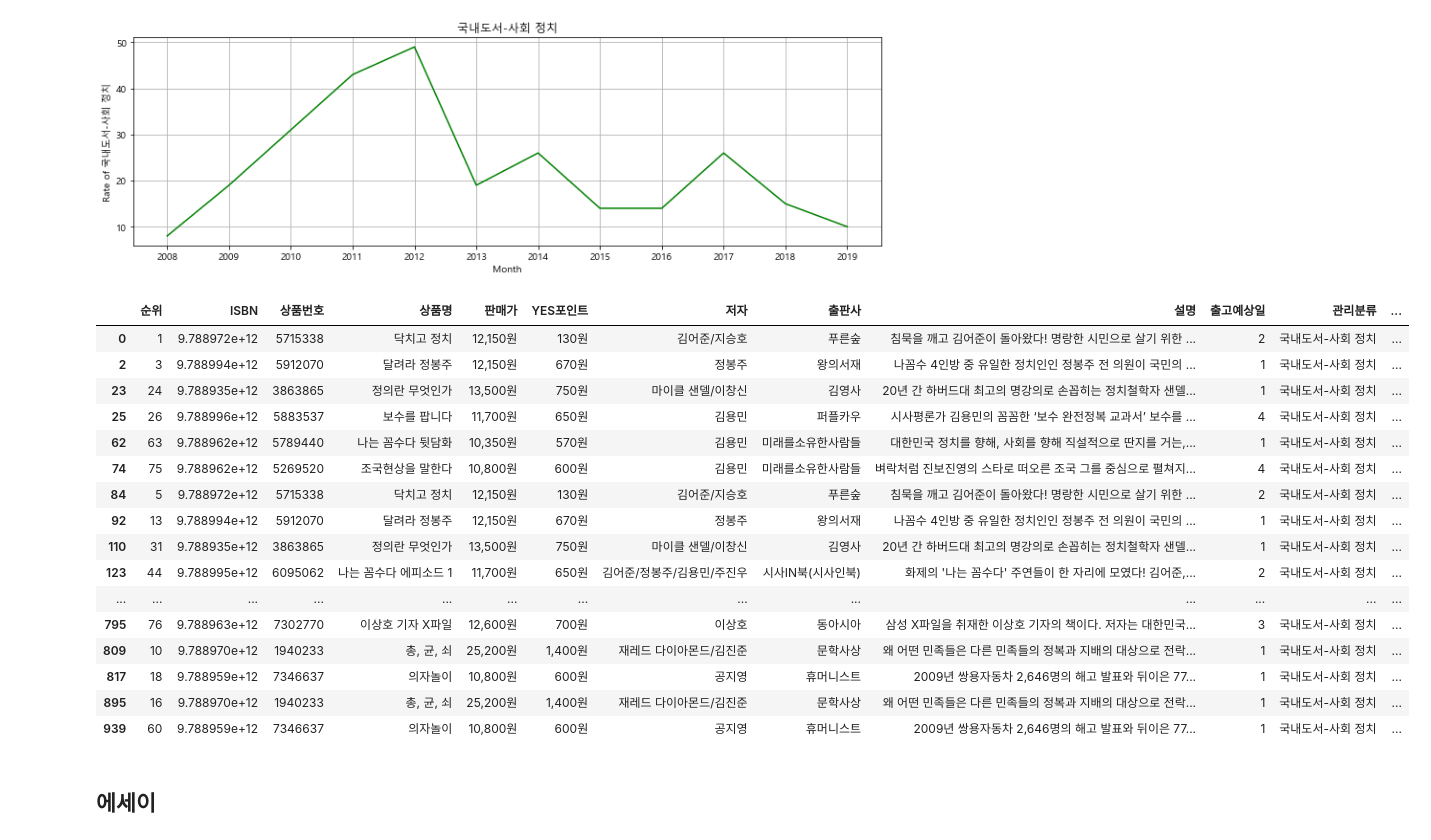
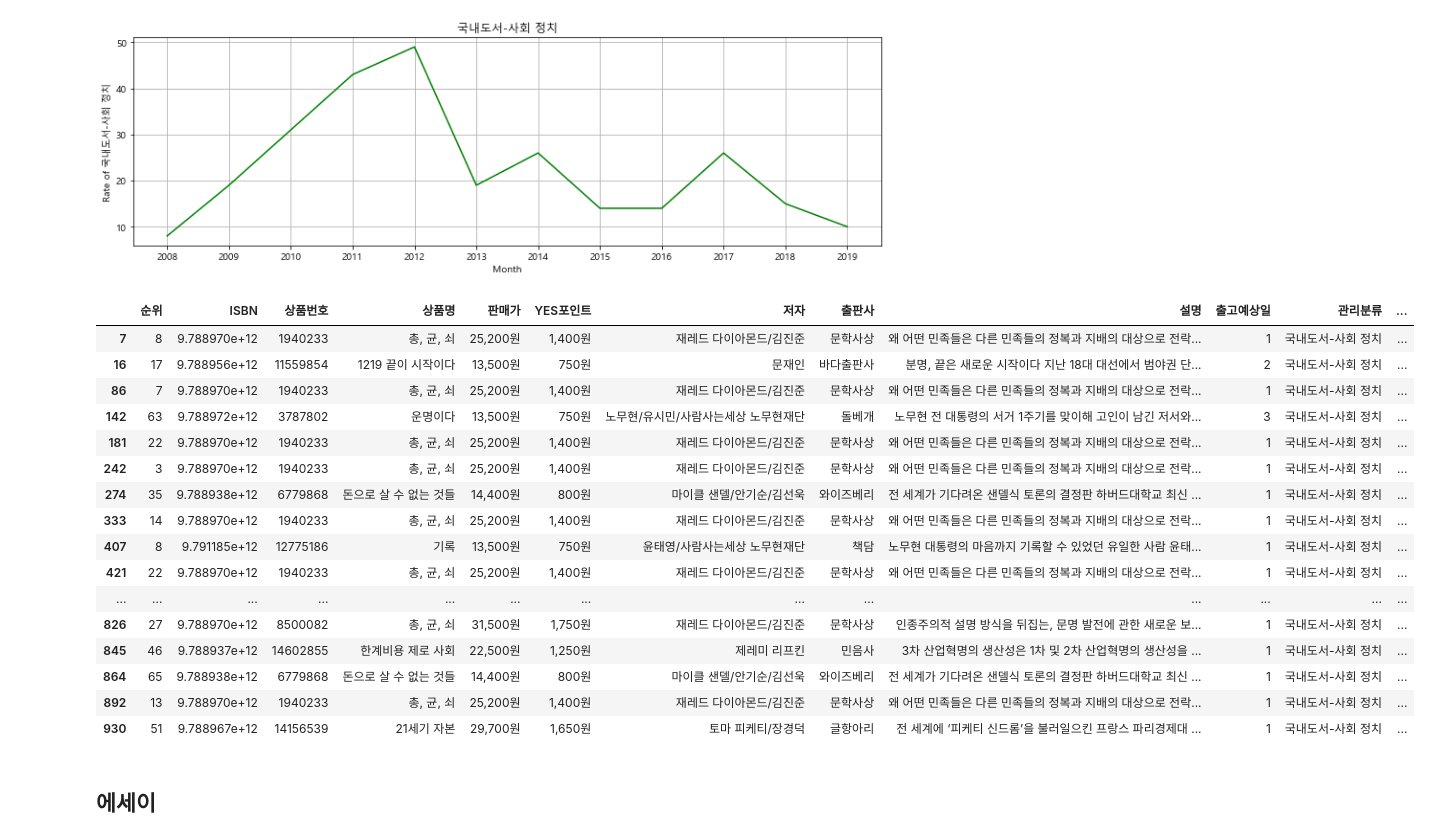
Before and after one commit to twg12/Bestseller-Analysis, a Jupyter notebook: Yes24 Bestseller/Total.ipynb, the cells around one changed output. Saved outputs shown, nothing was run; the diff lists cells and outputs as text; code cells hidden in the pictures.

```diff
--- a/Yes24 Bestseller/Total.ipynb
+++ b/Yes24 Bestseller/Total.ipynb
@@ -1066,25 +1072,25 @@ plt.show()
 # %% [output]
 [figure]
 # %%
-Yes24_2012[Yes24_2012['관리분류'] == '국내도서-사회 정치']
+Yes24_2014[Yes24_2014['관리분류'] == '국내도서-사회 정치']
 # %% [output]
 |  | 순위 | ISBN | 상품번호 | 상품명 | 판매가 | YES포인트 | 저자 | 출판사 | 설명 | 출고예상일 | 관리분류 | ... |
-| 0 | 1 | 9.788972e+12 | 5715338 | 닥치고 정치 | 12,150원 | 130원 | 김어준/지승호 | 푸른숲 | 침묵을 깨고 김어준이 돌아왔다! 명랑한 시민으로 살기 위한 ... | 2 | 국내도서-사회 정치 | ... |
-| 2 | 3 | 9.788994e+12 | 5912070 | 달려라 정봉주 | 12,150원 | 670원 | 정봉주 | 왕의서재 | 나꼼수 4인방 중 유일한 정치인인 정봉주 전 의원이 국민의 ... | 1 | 국내도서-사회 정치 | ... |
-| 23 | 24 | 9.788935e+12 | 3863865 | 정의란 무엇인가 | 13,500원 | 750원 | 마이클 샌델/이창신 | 김영사 | 20년 간 하버드대 최고의 명강의로 손꼽히는 정치철학자 샌델... | 1 | 국내도서-사회 정치 | ... |
-| 25 | 26 | 9.788996e+12 | 5883537 | 보수를 팝니다 | 11,700원 | 650원 | 김용민 | 퍼플카우 | 시사평론가 김용민의 꼼꼼한 ‘보수 완전정복 교과서’ 보수를 ... | 4 | 국내도서-사회 정치 | ... |
-| 62 | 63 | 9.788962e+12 | 5789440 | 나는 꼼수다 뒷담화 | 10,350원 | 570원 | 김용민 | 미래를소유한사람들 | 대한민국 정치를 향해, 사회를 향해 직설적으로 딴지를 거는,... | 1 | 국내도서-사회 정치 | ... |
-| 74 | 75 | 9.788962e+12 | 5269520 | 조국현상을 말한다 | 10,800원 | 600원 | 김용민 | 미래를소유한사람들 | 벼락처럼 진보진영의 스타로 떠오른 조국 그를 중심으로 펼쳐지... | 4 | 국내도서-사회 정치 | ... |
-| 84 | 5 | 9.788972e+12 | 5715338 | 닥치고 정치 | 12,150원 | 130원 | 김어준/지승호 | 푸른숲 | 침묵을 깨고 김어준이 돌아왔다! 명랑한 시민으로 살기 위한 ... | 2 | 국내도서-사회 정치 | ... |
-| 92 | 13 | 9.788994e+12 | 5912070 | 달려라 정봉주 | 12,150원 | 670원 | 정봉주 | 왕의서재 | 나꼼수 4인방 중 유일한 정치인인 정봉주 전 의원이 국민의 ... | 1 | 국내도서-사회 정치 | ... |
-| 110 | 31 | 9.788935e+12 | 3863865 | 정의란 무엇인가 | 13,500원 | 750원 | 마이클 샌델/이창신 | 김영사 | 20년 간 하버드대 최고의 명강의로 손꼽히는 정치철학자 샌델... | 1 | 국내도서-사회 정치 | ... |
-| 123 | 44 | 9.788995e+12 | 6095062 | 나는 꼼수다 에피소드 1 | 11,700원 | 650원 | 김어준/정봉주/김용민/주진우 | 시사IN북(시사인북) | 화제의 '나는 꼼수다' 주연들이 한 자리에 모였다! 김어준,... | 2 | 국내도서-사회 정치 | ... |
+| 7 | 8 | 9.788970e+12 | 1940233 | 총, 균, 쇠 | 25,200원 | 1,400원 | 재레드 다이아몬드/김진준 | 문학사상 | 왜 어떤 민족들은 다른 민족들의 정복과 지배의 대상으로 전락... | 1 | 국내도서-사회 정치 | ... |
+| 16 | 17 | 9.788956e+12 | 11559854 | 1219 끝이 시작이다 | 13,500원 | 750원 | 문재인 | 바다출판사 | 분명, 끝은 새로운 시작이다 지난 18대 대선에서 범야권 단... | 2 | 국내도서-사회 정치 | ... |
+| 86 | 7 | 9.788970e+12 | 1940233 | 총, 균, 쇠 | 25,200원 | 1,400원 | 재레드 다이아몬드/김진준 | 문학사상 | 왜 어떤 민족들은 다른 민족들의 정복과 지배의 대상으로 전락... | 1 | 국내도서-사회 정치 | ... |
+| 142 | 63 | 9.788972e+12 | 3787802 | 운명이다 | 13,500원 | 750원 | 노무현/유시민/사람사는세상 노무현재단 | 돌베개 | 노무현 전 대통령의 서거 1주기를 맞이해 고인이 남긴 저서와... | 3 | 국내도서-사회 정치 | ... |
+| 181 | 22 | 9.788970e+12 | 1940233 | 총, 균, 쇠 | 25,200원 | 1,400원 | 재레드 다이아몬드/김진준 | 문학사상 | 왜 어떤 민족들은 다른 민족들의 정복과 지배의 대상으로 전락... | 1 | 국내도서-사회 정치 | ... |
+| 242 | 3 | 9.788970e+12 | 1940233 | 총, 균, 쇠 | 25,200원 | 1,400원 | 재레드 다이아몬드/김진준 | 문학사상 | 왜 어떤 민족들은 다른 민족들의 정복과 지배의 대상으로 전락... | 1 | 국내도서-사회 정치 | ... |
+| 274 | 35 | 9.788938e+12 | 6779868 | 돈으로 살 수 없는 것들 | 14,400원 | 800원 | 마이클 샌델/안기순/김선욱 | 와이즈베리 | 전 세계가 기다려온 샌델식 토론의 결정판 하버드대학교 최신 ... | 1 | 국내도서-사회 정치 | ... |
+| 333 | 14 | 9.788970e+12 | 1940233 | 총, 균, 쇠 | 25,200원 | 1,400원 | 재레드 다이아몬드/김진준 | 문학사상 | 왜 어떤 민족들은 다른 민족들의 정복과 지배의 대상으로 전락... | 1 | 국내도서-사회 정치 | ... |
+| 407 | 8 | 9.791185e+12 | 12775186 | 기록 | 13,500원 | 750원 | 윤태영/사람사는세상 노무현재단 | 책담 | 노무현 대통령의 마음까지 기록할 수 있었던 유일한 사람 윤태... | 1 | 국내도서-사회 정치 | ... |
+| 421 | 22 | 9.788970e+12 | 1940233 | 총, 균, 쇠 | 25,200원 | 1,400원 | 재레드 다이아몬드/김진준 | 문학사상 | 왜 어떤 민족들은 다른 민족들의 정복과 지배의 대상으로 전락... | 1 | 국내도서-사회 정치 | ... |
 | ... | ... | ... | ... | ... | ... | ... | ... | ... | ... | ... | ... | ... |
-| 795 | 76 | 9.788963e+12 | 7302770 | 이상호 기자 X파일 | 12,600원 | 700원 | 이상호 | 동아시아 | 삼성 X파일을 취재한 이상호 기자의 책이다. 저자는 대한민국... | 3 | 국내도서-사회 정치 | ... |
-| 809 | 10 | 9.788970e+12 | 1940233 | 총, 균, 쇠 | 25,200원 | 1,400원 | 재레드 다이아몬드/김진준 | 문학사상 | 왜 어떤 민족들은 다른 민족들의 정복과 지배의 대상으로 전락... | 1 | 국내도서-사회 정치 | ... |
-| 817 | 18 | 9.788959e+12 | 7346637 | 의자놀이 | 10,800원 | 600원 | 공지영 | 휴머니스트 | 2009년 쌍용자동차 2,646명의 해고 발표와 뒤이은 77... | 1 | 국내도서-사회 정치 | ... |
-| 895 | 16 | 9.788970e+12 | 1940233 | 총, 균, 쇠 | 25,200원 | 1,400원 | 재레드 다이아몬드/김진준 | 문학사상 | 왜 어떤 민족들은 다른 민족들의 정복과 지배의 대상으로 전락... | 1 | 국내도서-사회 정치 | ... |
-| 939 | 60 | 9.788959e+12 | 7346637 | 의자놀이 | 10,800원 | 600원 | 공지영 | 휴머니스트 | 2009년 쌍용자동차 2,646명의 해고 발표와 뒤이은 77... | 1 | 국내도서-사회 정치 | ... |
+| 826 | 27 | 9.788970e+12 | 8500082 | 총, 균, 쇠 | 31,500원 | 1,750원 | 재레드 다이아몬드/김진준 | 문학사상 | 인종주의적 설명 방식을 뒤집는, 문명 발전에 관한 새로운 보... | 1 | 국내도서-사회 정치 | ... |
+| 845 | 46 | 9.788937e+12 | 14602855 | 한계비용 제로 사회 | 22,500원 | 1,250원 | 제레미 리프킨 | 민음사 | 3차 산업혁명의 생산성은 1차 및 2차 산업혁명의 생산성을 ... | 1 | 국내도서-사회 정치 | ... |
+| 864 | 65 | 9.788938e+12 | 6779868 | 돈으로 살 수 없는 것들 | 14,400원 | 800원 | 마이클 샌델/안기순/김선욱 | 와이즈베리 | 전 세계가 기다려온 샌델식 토론의 결정판 하버드대학교 최신 ... | 1 | 국내도서-사회 정치 | ... |
+| 892 | 13 | 9.788970e+12 | 1940233 | 총, 균, 쇠 | 25,200원 | 1,400원 | 재레드 다이아몬드/김진준 | 문학사상 | 왜 어떤 민족들은 다른 민족들의 정복과 지배의 대상으로 전락... | 1 | 국내도서-사회 정치 | ... |
+| 930 | 51 | 9.788967e+12 | 14156539 | 21세기 자본 | 29,700원 | 1,650원 | 토마 피케티/장경덕 | 글항아리 | 전 세계에 ‘피케티 신드롬’을 불러일으킨 프랑스 파리경제대 ... | 1 | 국내도서-사회 정치 | ... |
 # %% [markdown]
 ## 에세이
 # %%
```
Also changed, not shown: parts of 7 cells of this notebook, 1 other file.
